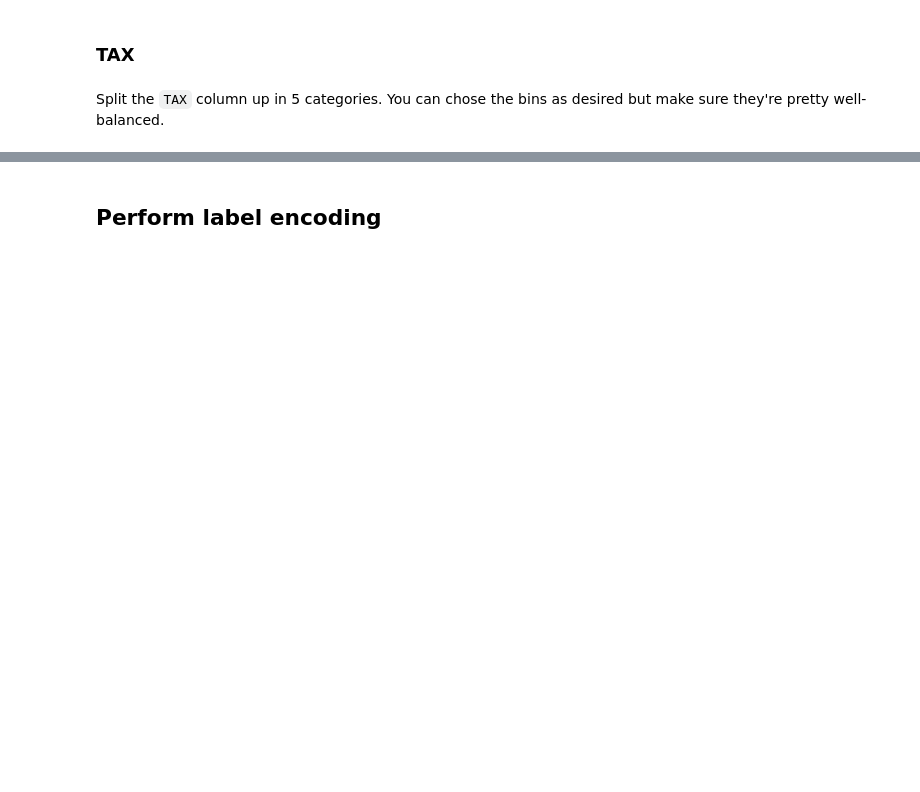
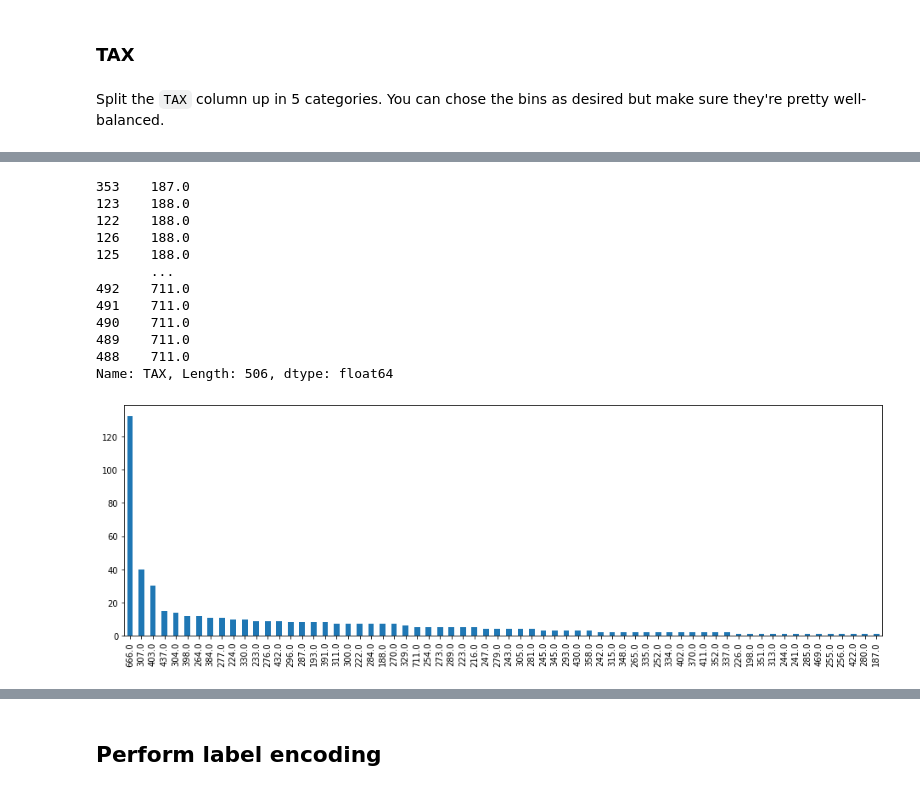
Before and after one commit to poariston/dsc-dealing-with-categorical-variables-lab-online-ds-pt-120919, a Jupyter notebook: index.ipynb, the cells around one changed output, grey strips where cells are left out. Saved outputs shown, nothing was run; the diff lists cells and outputs as text; code cells hidden in the pictures; blank space fills up the shorter version.

```diff
--- a/index.ipynb
+++ b/index.ipynb
@@ -152,0 +317,21 @@ Split the `TAX` column up in 5 categories. You can chose the bins as desired but
+# %%
+# boston_df['TAX'].sort_values()
+plt.figure(figsize=(16,5))
+tt=boston_df['TAX'].sort_values()
+print(tt)
+tt.value_counts().plot(kind='bar',sort_columns=True)
+plt.show();
+# %% [output]
+353    187.0
+123    188.0
+122    188.0
+126    188.0
+125    188.0
+       ...
+492    711.0
+491    711.0
+490    711.0
+489    711.0
+488    711.0
+Name: TAX, Length: 506, dtype: float64
+[figure, added]
```
Also changed, not shown: parts of 42 cells of this notebook.
